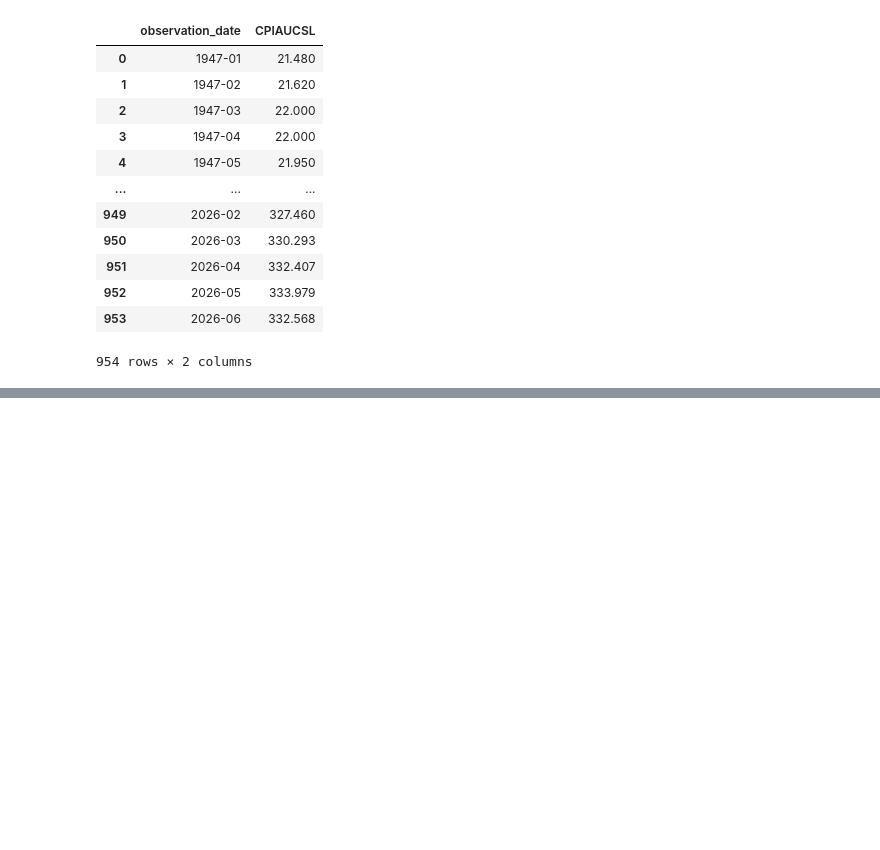
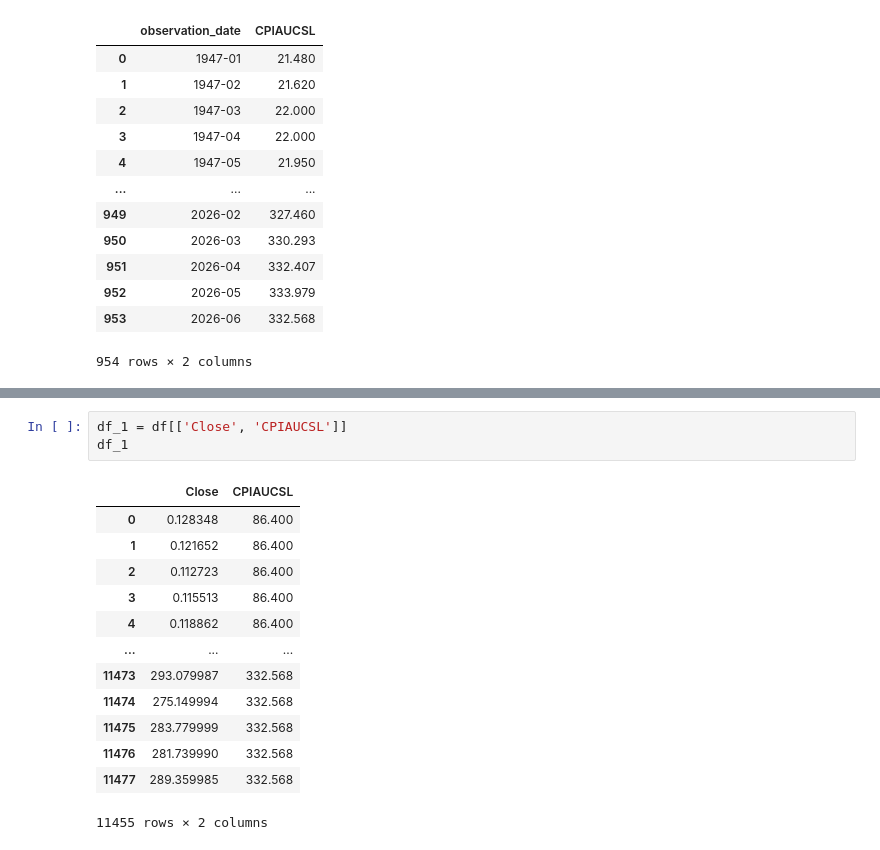
Before and after one commit to salioudunn11/MarketIQ, a Jupyter notebook: DataScience/Code/logistic_regression.ipynb, the cells around one changed output, grey strips where cells are left out. Saved outputs shown, nothing was run; the diff lists cells and outputs as text; blank space fills up the shorter version.

```diff
--- a/DataScience/Code/logistic_regression.ipynb
+++ b/DataScience/Code/logistic_regression.ipynb
@@ -100,0 +139,17 @@ dtype: object
+# %%
+df_1 = df[['Close', 'CPIAUCSL']]
+df_1
+# %% [output]
+|  | Close | CPIAUCSL |
+| 0 | 0.128348 | 86.400 |
+| 1 | 0.121652 | 86.400 |
+| 2 | 0.112723 | 86.400 |
+| 3 | 0.115513 | 86.400 |
+| 4 | 0.118862 | 86.400 |
+| ... | ... | ... |
+| 11473 | 293.079987 | 332.568 |
+| 11474 | 275.149994 | 332.568 |
+| 11475 | 283.779999 | 332.568 |
+| 11476 | 281.739990 | 332.568 |
+| 11477 | 289.359985 | 332.568 |
+11455 rows × 2 columns
```
Also changed, not shown: parts of 17 cells of this notebook.
